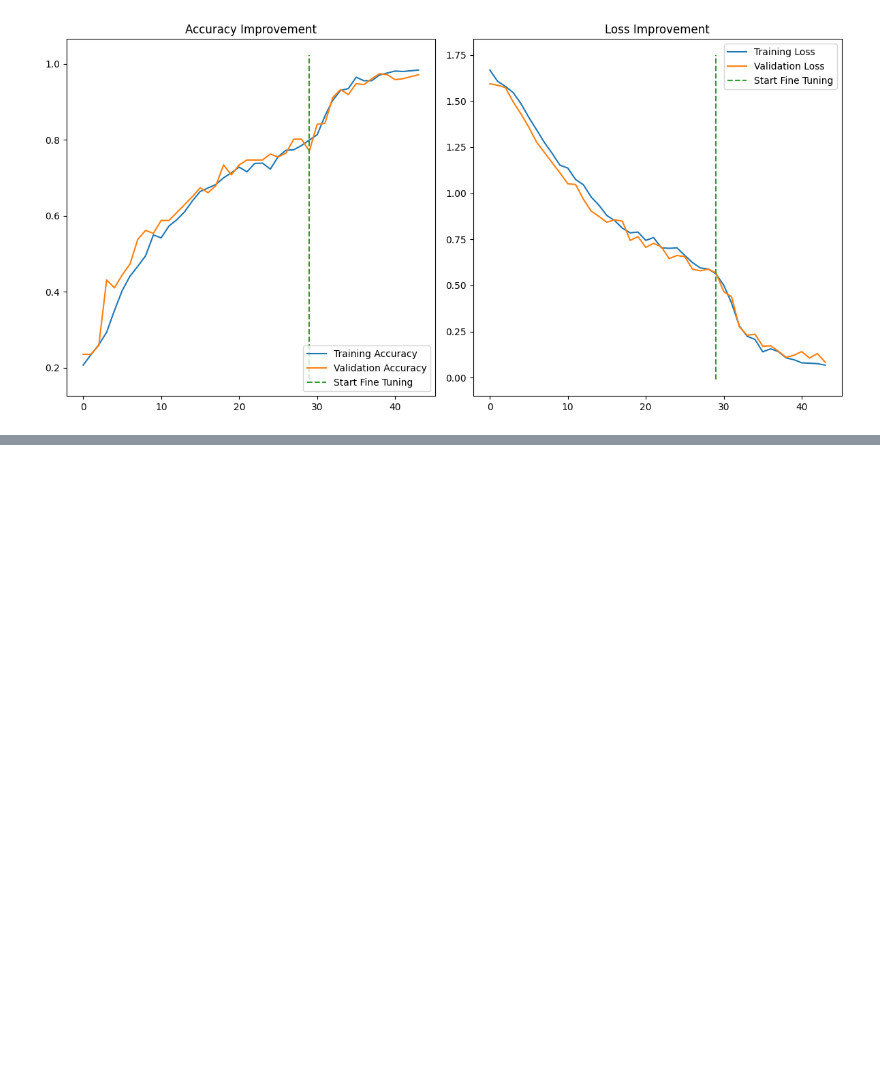
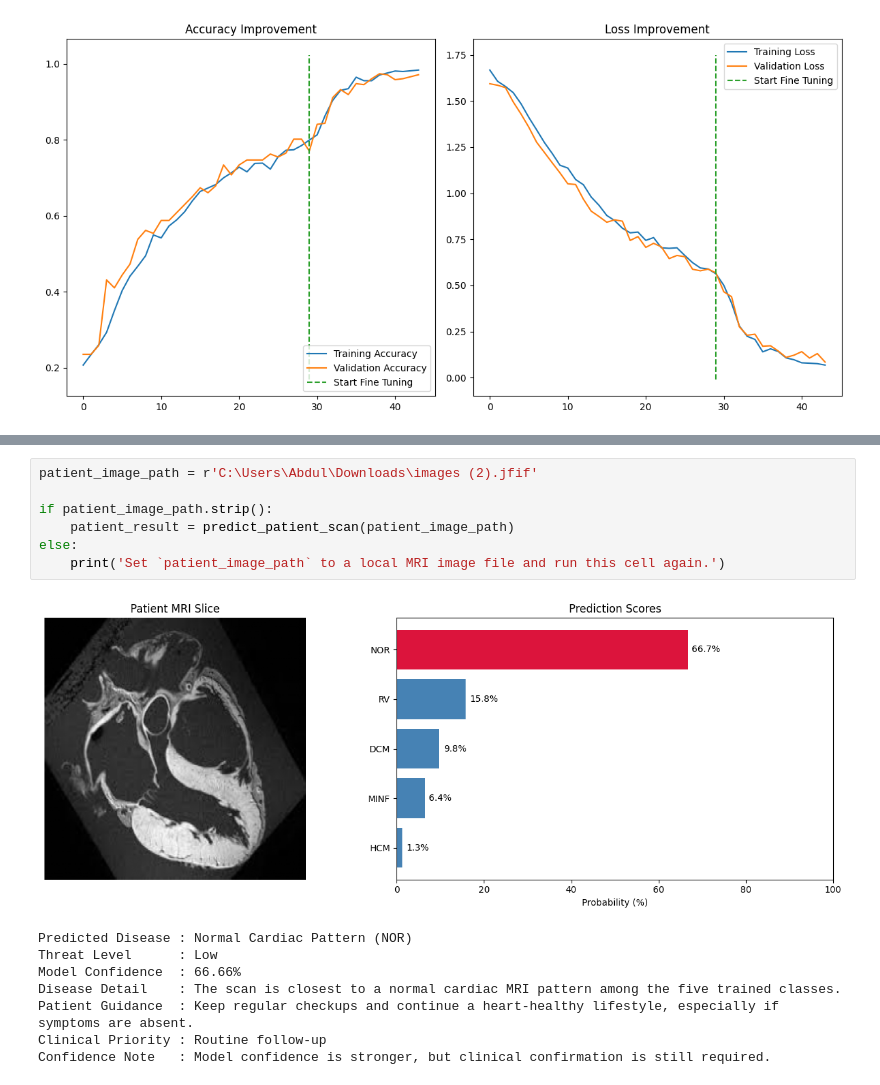
Before and after one commit to Moiz-CodeByte/pulse-ai, a Jupyter notebook: notebooks/active/Pulse-ai copy.ipynb, the cells around one changed output, grey strips where cells are left out. Cells and saved outputs as stored; diff of their text form; blank space fills up the shorter version.

```diff
--- a/notebooks/active/Pulse-ai copy.ipynb
+++ b/notebooks/active/Pulse-ai copy.ipynb
@@ -1141,0 +1212,16 @@ Saving growth-close-up-environmental-lush-natural-copy.webp to growth-close-up-e
+# %%
+patient_image_path = r'C:\Users\Abdul\Downloads\images (2).jfif'
+
+if patient_image_path.strip():
+    patient_result = predict_patient_scan(patient_image_path)
+else:
+    print('Set `patient_image_path` to a local MRI image file and run this cell again.')
+# %% [output]
+[figure, added]
+Predicted Disease : Normal Cardiac Pattern (NOR)
+Threat Level      : Low
+Model Confidence  : 66.66%
+Disease Detail    : The scan is closest to a normal cardiac MRI pattern among the five trained classes.
+Patient Guidance  : Keep regular checkups and continue a heart-healthy lifestyle, especially if symptoms are absent.
+Clinical Priority : Routine follow-up
+Confidence Note   : Model confidence is stronger, but clinical confirmation is still required.
```
Also changed, not shown: parts of 7 cells of this notebook, 8 other files.
